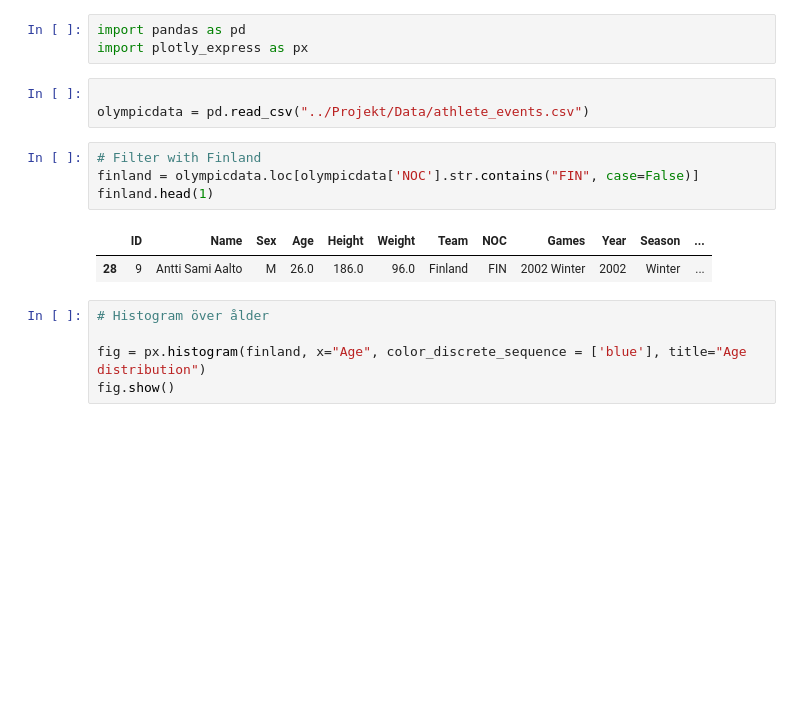
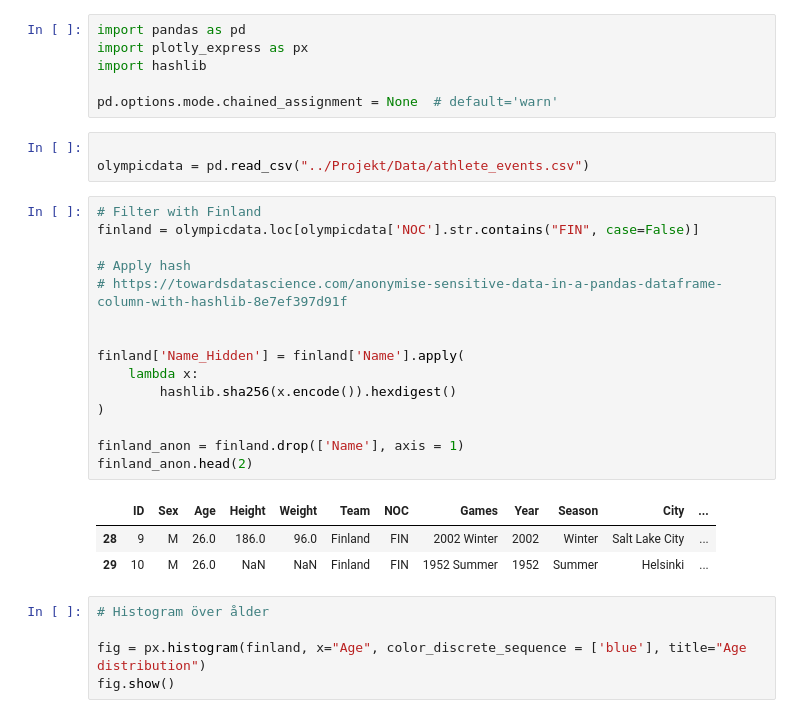
Before and after one commit to smlatic/Dashboard-Olympics-project, a Jupyter notebook: Edin_upg1.ipynb, the cells around one changed output. Drawn from its saved outputs; the diff is of its cells as text; blank space fills up the shorter version.

Commit message:
upg1 anon

```diff
--- a/Edin_upg1.ipynb
+++ b/Edin_upg1.ipynb
@@ -1,16 +1,31 @@
 # %%
 import pandas as pd
 import plotly_express as px
+import hashlib
+
+pd.options.mode.chained_assignment = None  # default='warn'
 # %%
 
 olympicdata = pd.read_csv("../Projekt/Data/athlete_events.csv")
 # %%
 # Filter with Finland
 finland = olympicdata.loc[olympicdata['NOC'].str.contains("FIN", case=False)]
-finland.head(1)
+
+# Apply hash
+# https://towardsdatascience.com/anonymise-sensitive-data-in-a-pandas-dataframe-column-with-hashlib-8e7ef397d91f
+
+
+finland['Name_Hidden'] = finland['Name'].apply(
+    lambda x:
+        hashlib.sha256(x.encode()).hexdigest()
+)
+
+finland_anon = finland.drop(['Name'], axis = 1)
+finland_anon.head(2)
 # %% [output]
-|  | ID | Name | Sex | Age | Height | Weight | Team | NOC | Games | Year | Season | ... |
-| 28 | 9 | Antti Sami Aalto | M | 26.0 | 186.0 | 96.0 | Finland | FIN | 2002 Winter | 2002 | Winter | ... |
+|  | ID | Sex | Age | Height | Weight | Team | NOC | Games | Year | Season | City | ... |
+| 28 | 9 | M | 26.0 | 186.0 | 96.0 | Finland | FIN | 2002 Winter | 2002 | Winter | Salt Lake City | ... |
+| 29 | 10 | M | 26.0 | NaN | NaN | Finland | FIN | 1952 Summer | 1952 | Summer | Helsinki | ... |
 # %%
 # Histogram över ålder
 
```
